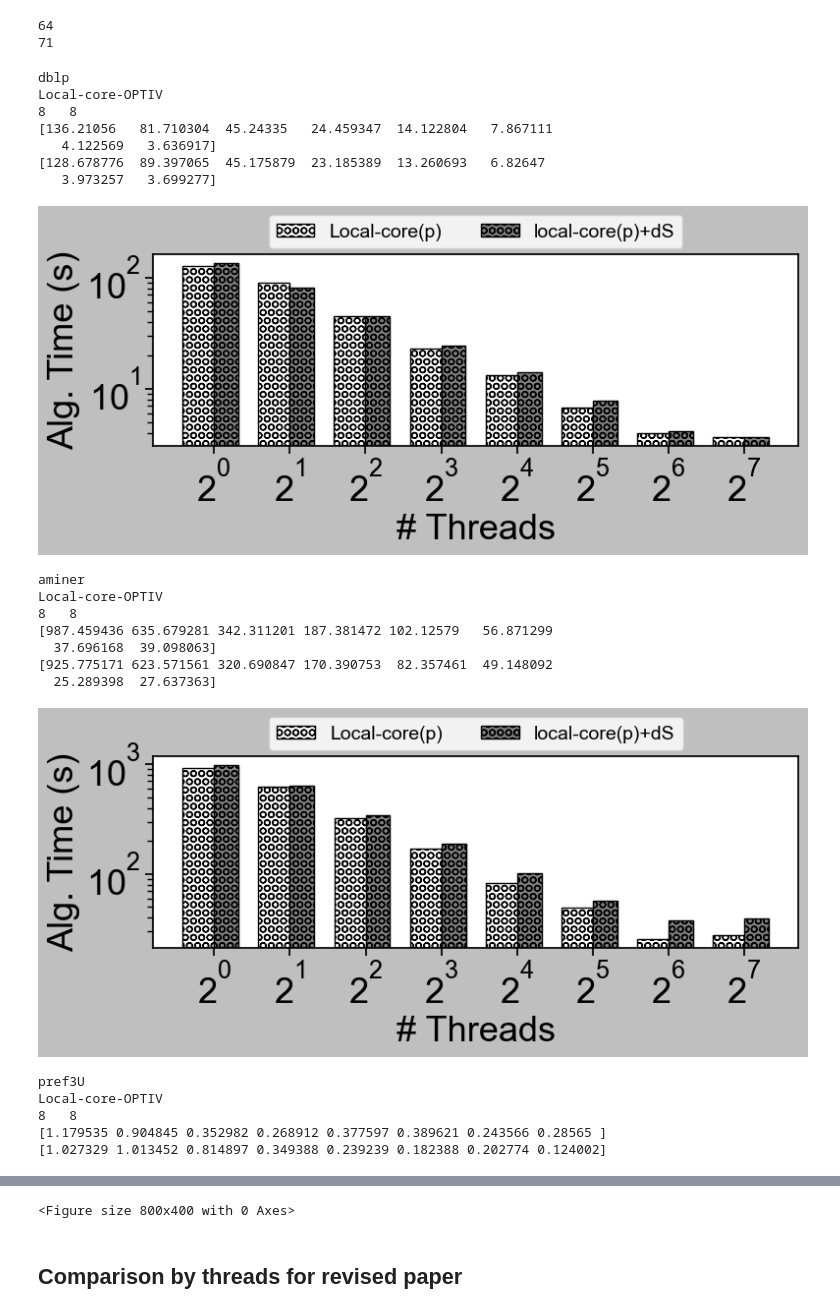
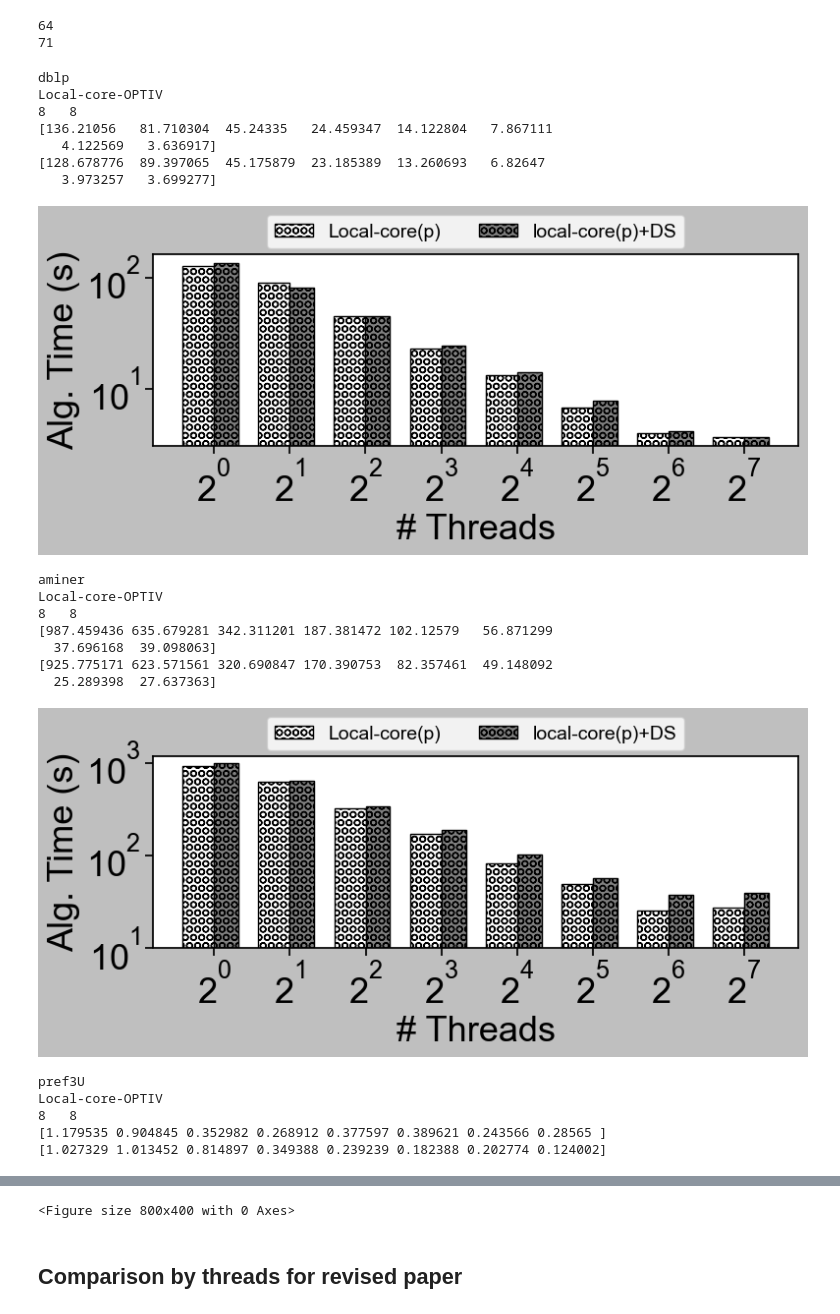
Before and after one commit to toggled/vldbsubmission, a Jupyter notebook: notebooks/plots(woInit).ipynb, the cells around one changed output, grey strips where cells are left out. Drawn from its saved outputs; the diff is of its cells as text; code cells hidden in the pictures.

```diff
--- a/notebooks/plots(woInit).ipynb
+++ b/notebooks/plots(woInit).ipynb
@@ -1368,7 +1365,7 @@ for dp in include_datasets:
         ax = plt.bar(x = working_df11['num_threads'][:thread_lim] - w/8, height = working_df11[y_axis][:thread_lim].values, width = w/4,\
                             label = 'Local-core(p)')
         ax1 = plt.bar(x = working_df22['num_threads'][:thread_lim] + w2/8, height = working_df22[y_axis][:thread_lim].values, width = w2/4,\
-                            label = 'local-core(p)+dS')
+                            label = 'local-core(p)+DS')
         # for i,v in enumerate(working_df11['num_threads'][:thread_lim]):
         #     speedup = "{:.0f}x".format(ref_mean/ working_df11[y_axis][:thread_lim].values[i])
         #     speedup2 = "{:.0f}x".format(ref_mean/ working_df22[y_axis][:thread_lim].values[i])
@@ -1404,6 +1401,13 @@ for dp in include_datasets:
         thisbar.set_facecolor('gray')
     # plt.legend(loc = 'upper right', fontsize=labelsize-2)
     plt.legend(loc='upper center', bbox_to_anchor=(0., 1.15, 1., .102), ncol=3, fontsize = labelsize-6)
+    ax = plt.gca()
+    ax.get_yaxis().set_tick_params(which='minor', size=0)
+    ax.get_yaxis().set_tick_params(which='minor', width=0)
+    if (dp=="aminer"):
+        ax.set_yticks([10**1,10**2,10**3])
+    # if (dp == 'dblp'):
+    #     ax.set_yticks([10**0, 10**1,10**2,10**3])
     # plt.ylim(np.min(working_df2[y_axis][:thread_lim].values)/2, np.max(working_df2[y_axis][:thread_lim].values)*1.5)
     plt.tight_layout()
     filename = "parallel_time_"+dp
@@ -1436,34 +1440,34 @@ for dp in include_datasets:
     # # plt.yscale("log")
     # plt.xticks(fontsize=fontsize)
     # plt.yticks(fontsize=fontsize)
     # # plt.
     # # ()
     # plt.legend(loc = 'upper center', bbox_to_anchor=(0.6,1), fontsize=labelsize-6)
     # plt.tight_layout()
     # filename = ("small " + y_axis).replace(" ", "_")
     # if(save):
     #     plt.savefig("results_final/fig/" + filename + ".pdf")
     # else:
     #     print(filename)
     #     plt.show()
     # plt.clf()
 # %% [output]
 dblp
 Local-core-OPTIV
 8   8
 [136.21056   81.710304  45.24335   24.459347  14.122804   7.867111
    4.122569   3.636917]
 [128.678776  89.397065  45.175879  23.185389  13.260693   6.82647
    3.973257   3.699277]
 [figure]
 aminer
 Local-core-OPTIV
 8   8
 [987.459436 635.679281 342.311201 187.381472 102.12579   56.871299
   37.696168  39.098063]
 [925.775171 623.571561 320.690847 170.390753  82.357461  49.148092
   25.289398  27.637363]
-[figure, old version]
+[figure, new version]
 pref3U
 Local-core-OPTIV
 8   8
```
Also changed, not shown: parts of 15 cells of this notebook, 10 other files.
